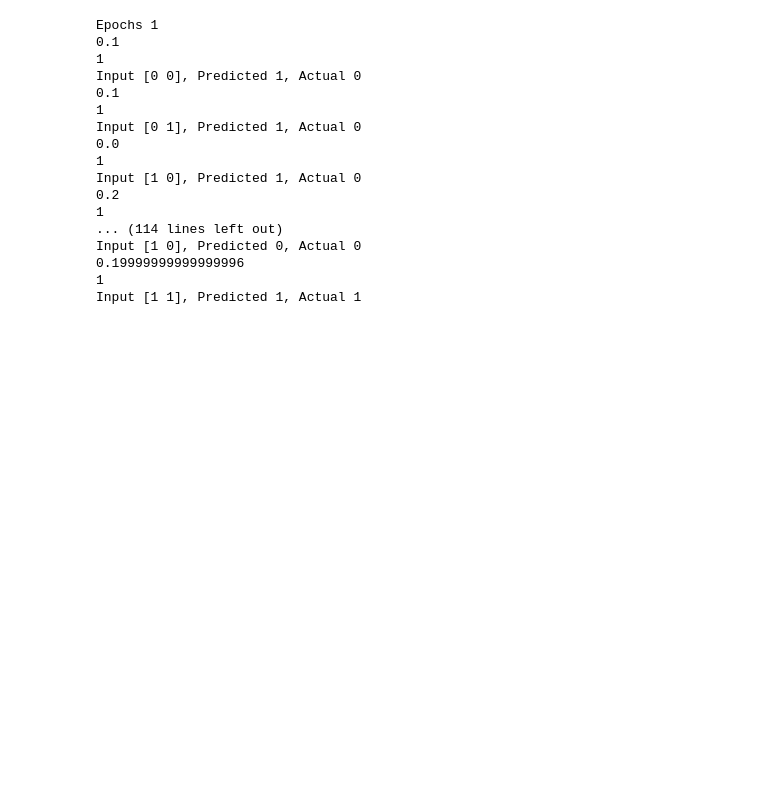
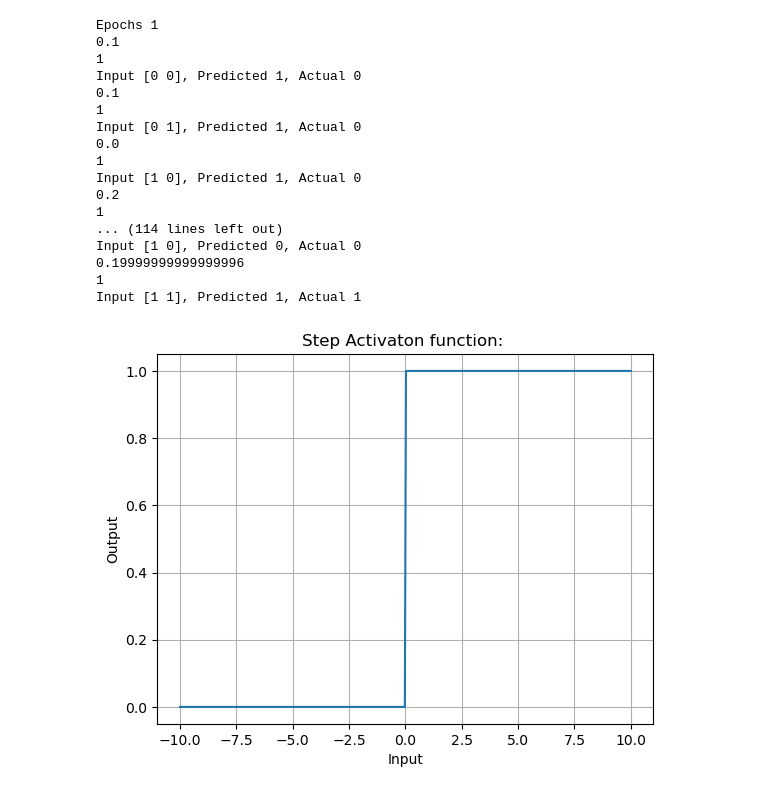
Before and after one commit to ra8il/ANN_Lab, a Jupyter notebook: ANN_1.ipynb, the cells around one changed output. Drawn from its saved outputs; the diff is of its cells as text; code cells hidden in the pictures; blank space fills up the shorter version.

```diff
--- a/ANN_1.ipynb
+++ b/ANN_1.ipynb
@@ -53,3 +53,27 @@ Input [1 0], Predicted 0, Actual 0
 0.19999999999999996
 1
 Input [1 1], Predicted 1, Actual 1
+# %%
+import numpy as np
+import  matplotlib.pyplot as plt
+
+x = np.linspace(-10,10,400)
+
+def step(x):
+    if(x>=0):
+        return 1
+    else:
+        return 0
+
+y = []
+for var in x:
+    y.append(step(var))
+
+plt.plot(x,y)
+plt.xlabel("Input")
+plt.ylabel("Output")
+plt.title("Step Activaton function: ")
+plt.grid()
+plt.show()
+# %% [output]
+[figure, added]
```
Also changed, not shown: parts of 3 cells of this notebook.
